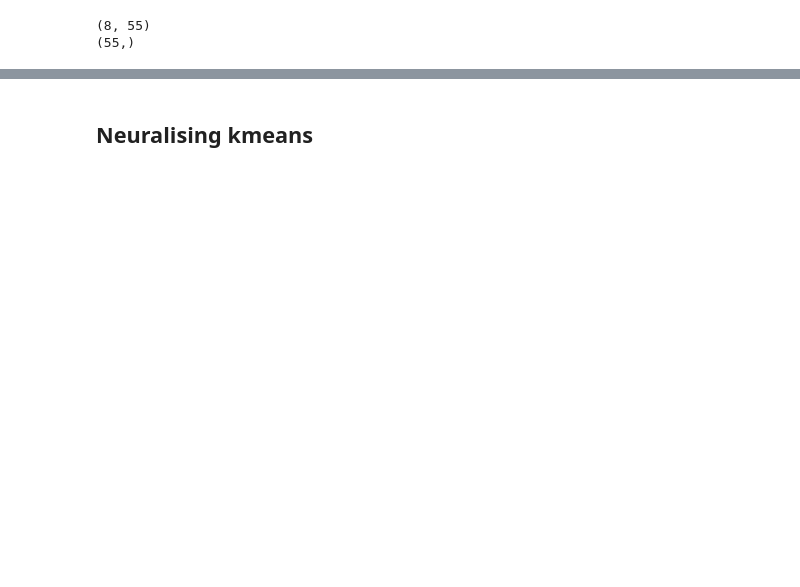
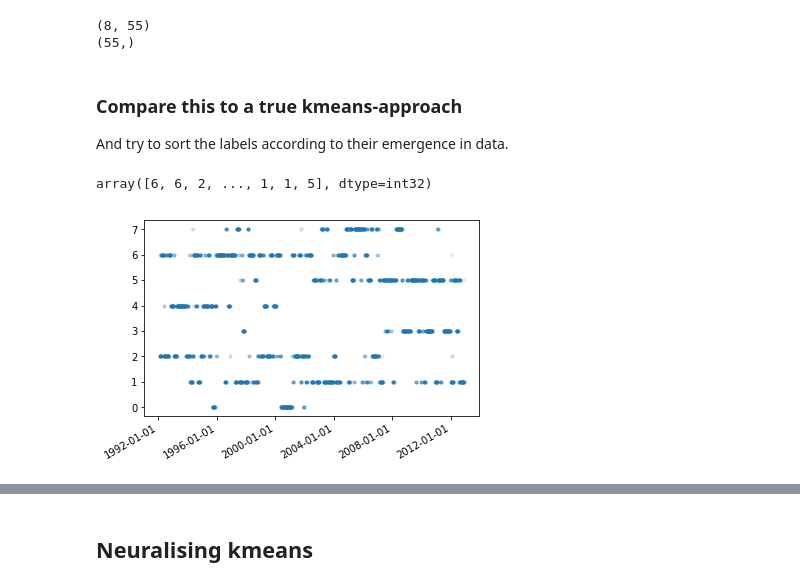
Before and after one commit to TobiasW1891/Finance, a Jupyter notebook: Hierarchichal Clustering Sector Data.ipynb, the cells around one changed output, grey strips where cells are left out. Cells and saved outputs as stored; diff of their text form; code cells hidden in the pictures; blank space fills up the shorter version.

```diff
--- a/Hierarchichal Clustering Sector Data.ipynb
+++ b/Hierarchichal Clustering Sector Data.ipynb
@@ -276,3 +280,22 @@ print(Centroids[0].shape)
 # %% [output]
 (8, 55)
 (55,)
+# %% [markdown]
+### Compare this to a true kmeans-approach
+
+And try to sort the labels according to their emergence in data.
+# %%
+KMTrue = KMeans(n_clusters = 8,random_state = 12345).fit(CorrMatrices)
+# %%
+KMTrue.predict(CorrMatrices)
+# %% [output]
+array([6, 6, 2, ..., 1, 1, 5], dtype=int32)
+# %%
+LabelNaive = KMTrue.predict(CorrMatrices)
+plt.gca().xaxis.set_major_formatter(mdates.DateFormatter('%Y-%m-%d'))
+plt.gca().xaxis.set_major_locator(mdates.AutoDateLocator())
+plt.plot(T,LabelNaive, ".", alpha = 0.1)
+#plt.vlines(datetime.date(2001,9,11), "110", "000")
+plt.gcf().autofmt_xdate()
+# %% [output]
+[figure, added]
```
Also changed, not shown: parts of 44 cells of this notebook.
